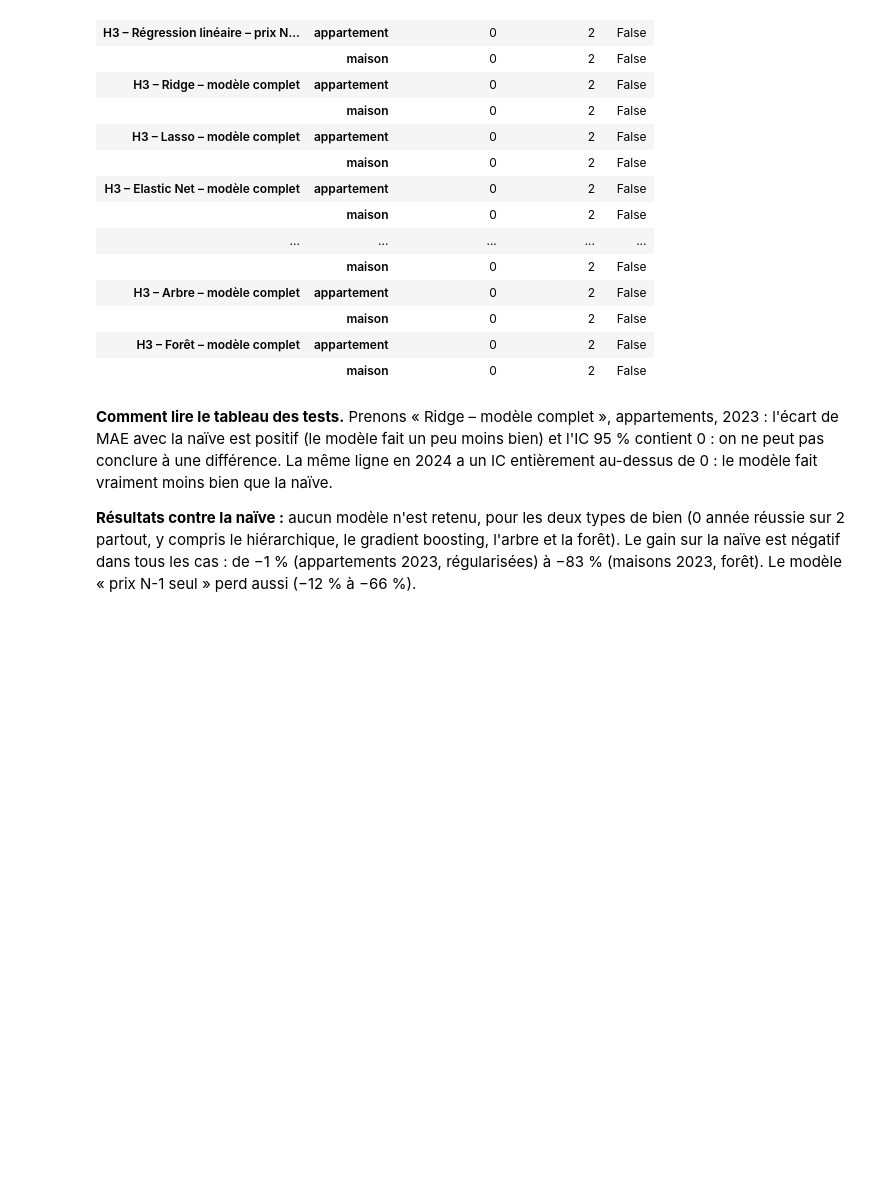
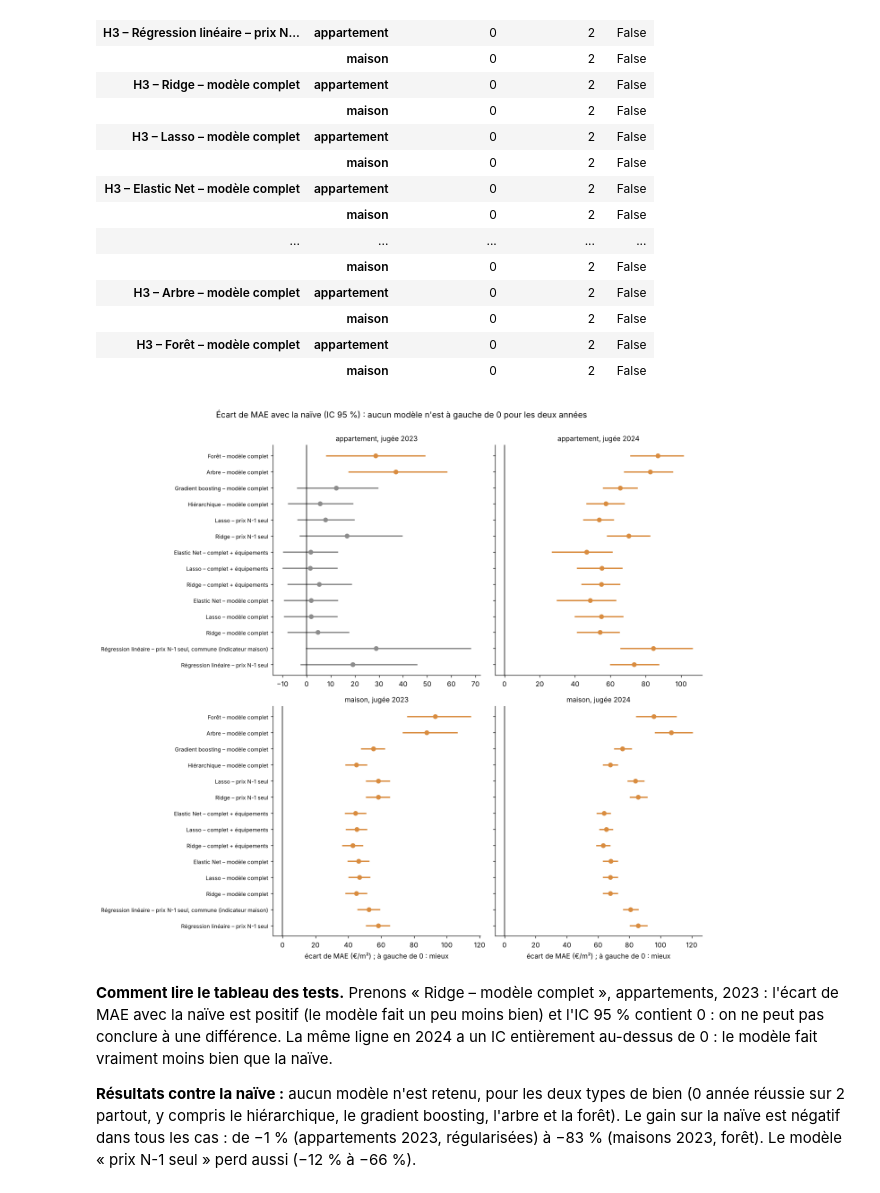
Before and after one commit to cecile-learns/projet_compagnon, a Jupyter notebook: 03_modelisation/H3_globale.ipynb, the cells around one changed output. Drawn from its saved outputs; the diff is of its cells as text; code cells hidden in the pictures; blank space fills up the shorter version.

```diff
--- a/03_modelisation/H3_globale.ipynb
+++ b/03_modelisation/H3_globale.ipynb
@@ -540,6 +564,37 @@ regle_decision(res, tst)
 |  | maison | 0 | 2 | False |
 | H3 – Forêt – modèle complet | appartement | 0 | 2 | False |
 |  | maison | 0 | 2 | False |
+# %%
+def forest(df, col, titre):
+    """Écart de MAE de chaque modèle avec une référence, avec l'IC 95 % : bleu = mieux, gris = pas de différence nette, orange = moins bien."""
+    d = df.copy()
+    d["m"] = d["modèle"].str.replace(f"{HYPOTHESE} – ", "", regex=False)
+    modeles = list(dict.fromkeys(d["m"]))
+    annees, types = sorted(d["année jugée"].unique()), sorted(d["type de bien"].unique())
+    fig, axes = plt.subplots(len(types), len(annees), figsize=(12.5, 0.34 * len(modeles) * len(types) + 1.8), sharey=True, squeeze=False)
+    for i, tb in enumerate(types):
+        for j, a in enumerate(annees):
+            ax = axes[i, j]
+            s = d[(d["type de bien"] == tb) & (d["année jugée"] == a)].set_index("m").reindex(modeles)
+            for y, (m, r) in enumerate(s.iterrows()):
+                bas, haut = r["IC 95 % bas (€/m²)"], r["IC 95 % haut (€/m²)"]
+                c = BLEU if haut < 0 else ("#d98c3f" if bas > 0 else GRIS)
+                ax.hlines(y, bas, haut, color=c, lw=2)
+                ax.plot(r[col], y, "o", color=c)
+            ax.axvline(0, color="black", lw=1)
+            ax.set_yticks(range(len(modeles)), modeles, fontsize=8)
+            ax.invert_yaxis()
+            ax.set_title(f"{tb}, jugée {a}", fontsize=10)
+            if i == len(types) - 1:
+                ax.set_xlabel("écart de MAE (€/m²) ; à gauche de 0 : mieux")
+    fig.suptitle(titre, y=1.0)
+    fig.tight_layout()
+    plt.show()
+# %%
+forest(tst, "écart de MAE avec la naïve (€/m²)",
+       "Écart de MAE avec la naïve (IC 95 %) : aucun modèle n'est à gauche de 0 pour les deux années")
+# %% [output]
+[figure, added]
 # %% [markdown]
 **Comment lire le tableau des tests.** Prenons « Ridge – modèle complet », appartements, 2023 : l'écart de MAE avec la naïve est positif (le modèle fait un peu moins bien) et l'IC 95 % contient 0 : on ne peut pas conclure à une différence. La même ligne en 2024 a un IC entièrement au-dessus de 0 : le modèle fait vraiment moins bien que la naïve.
 
```
Also changed, not shown: parts of 19 cells of this notebook, 1 other file.
